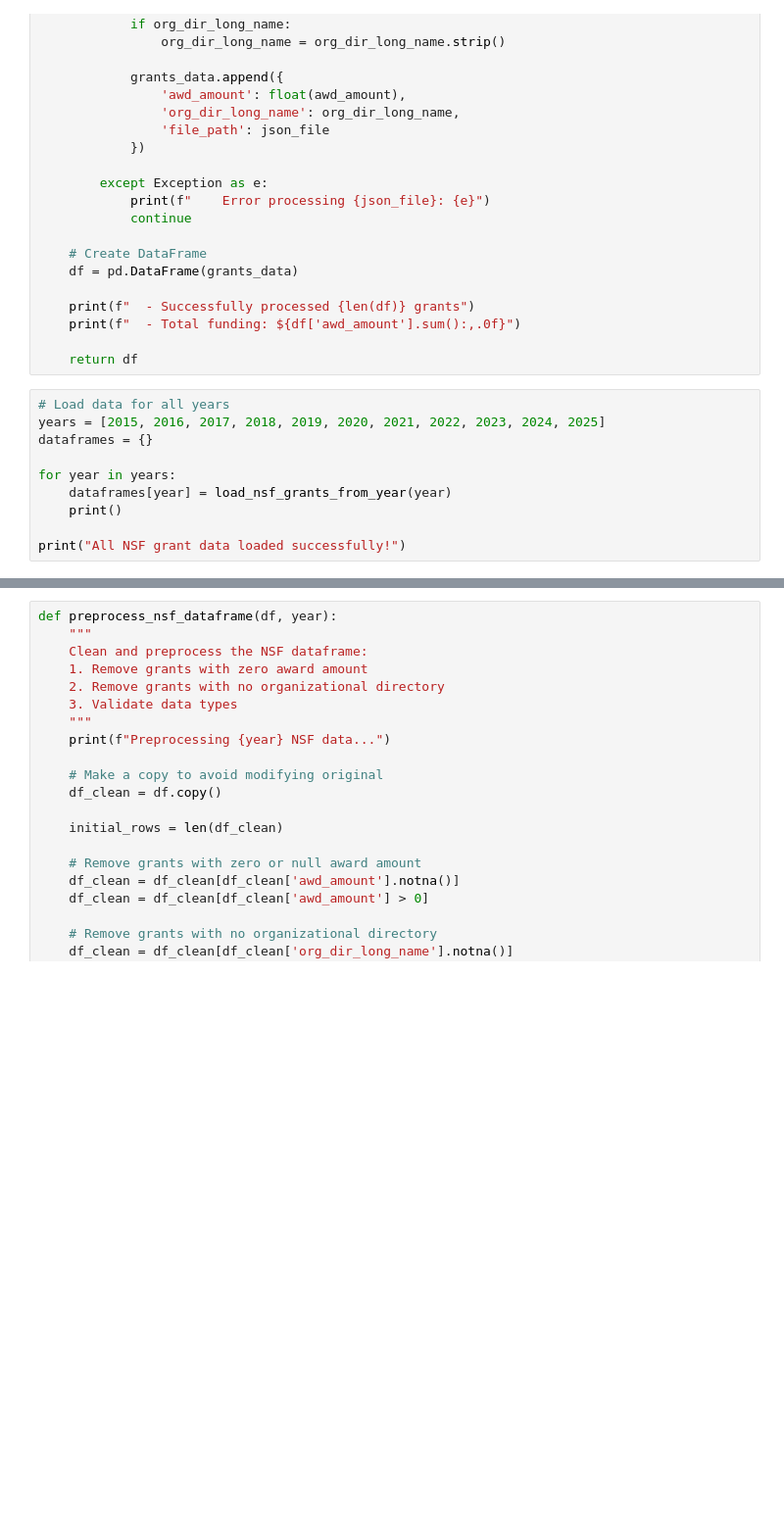
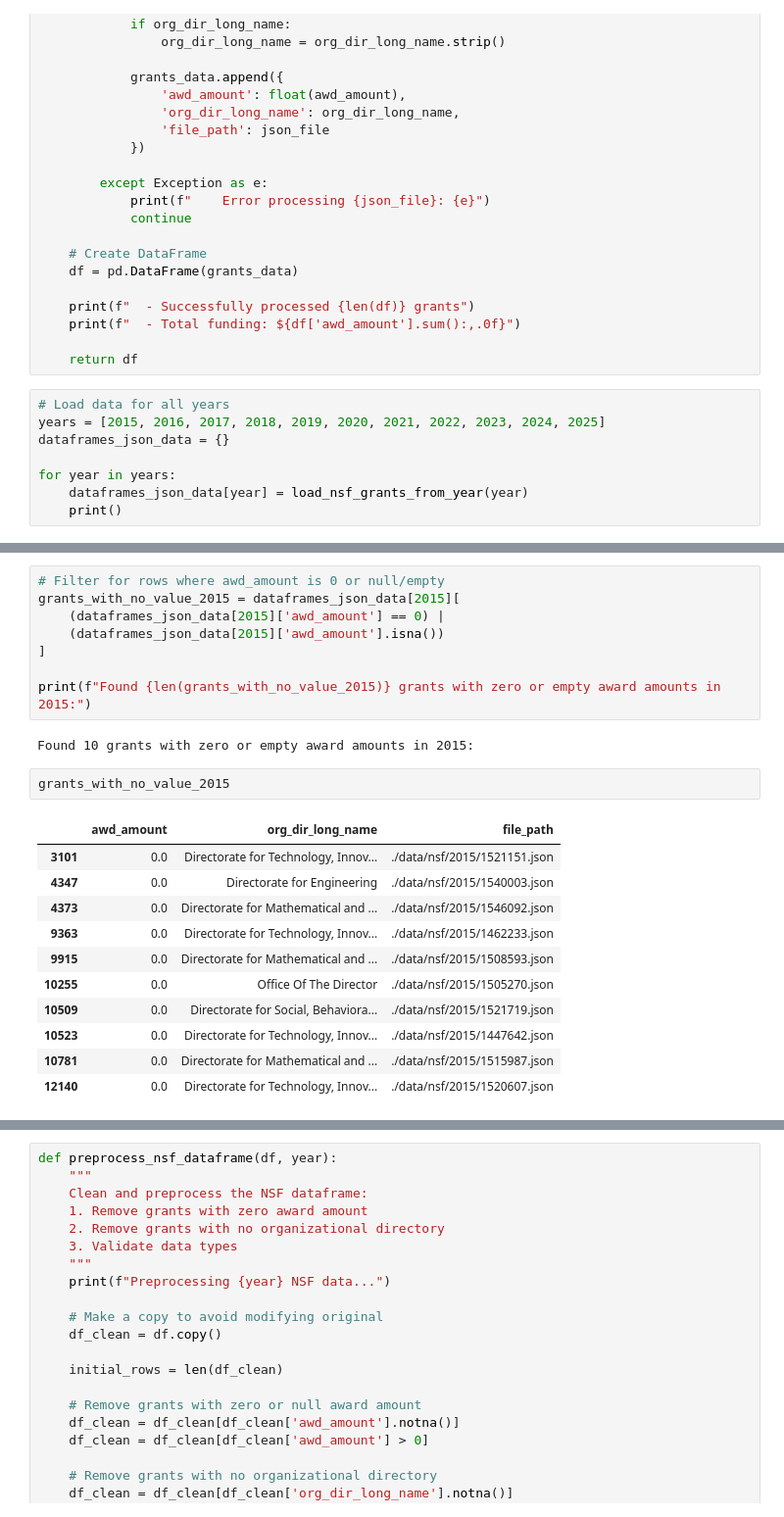
Before and after one commit to chris-creditdesign/nature-trump-anniversary, a Jupyter notebook: nsf_grant_org_directorate_analysis.ipynb, the cells around one changed output, grey strips where cells are left out. Shown at 98% size. Drawn from its saved outputs; the diff is of its cells as text; blank space fills up the shorter version.

```diff
--- a/nsf_grant_org_directorate_analysis.ipynb
+++ b/nsf_grant_org_directorate_analysis.ipynb
@@ -79,13 +78,11 @@ def load_nsf_grants_from_year(year):
 # %%
 # Load data for all years
 years = [2015, 2016, 2017, 2018, 2019, 2020, 2021, 2022, 2023, 2024, 2025]
-dataframes = {}
+dataframes_json_data = {}
 
 for year in years:
-    dataframes[year] = load_nsf_grants_from_year(year)
+    dataframes_json_data[year] = load_nsf_grants_from_year(year)
     print()
-
-print("All NSF grant data loaded successfully!")
 # %% [output]
 Loading NSF grants for 2015...
   - Found 12848 JSON files
@@ -189,0 +197,24 @@ Office Of The Director
+# %%
+# Filter for rows where awd_amount is 0 or null/empty
+grants_with_no_value_2015 = dataframes_json_data[2015][
+    (dataframes_json_data[2015]['awd_amount'] == 0) |
+    (dataframes_json_data[2015]['awd_amount'].isna())
+]
+
+print(f"Found {len(grants_with_no_value_2015)} grants with zero or empty award amounts in 2015:")
+# %% [output]
+Found 10 grants with zero or empty award amounts in 2015:
+# %%
+grants_with_no_value_2015
+# %% [output]
+|  | awd_amount | org_dir_long_name | file_path |
+| 3101 | 0.0 | Directorate for Technology, Innov... | ./data/nsf/2015/1521151.json |
+| 4347 | 0.0 | Directorate for Engineering | ./data/nsf/2015/1540003.json |
+| 4373 | 0.0 | Directorate for Mathematical and ... | ./data/nsf/2015/1546092.json |
+| 9363 | 0.0 | Directorate for Technology, Innov... | ./data/nsf/2015/1462233.json |
+| 9915 | 0.0 | Directorate for Mathematical and ... | ./data/nsf/2015/1508593.json |
+| 10255 | 0.0 | Office Of The Director | ./data/nsf/2015/1505270.json |
+| 10509 | 0.0 | Directorate for Social, Behaviora... | ./data/nsf/2015/1521719.json |
+| 10523 | 0.0 | Directorate for Technology, Innov... | ./data/nsf/2015/1447642.json |
+| 10781 | 0.0 | Directorate for Mathematical and ... | ./data/nsf/2015/1515987.json |
+| 12140 | 0.0 | Directorate for Technology, Innov... | ./data/nsf/2015/1520607.json |
```
Also changed, not shown: parts of 15 cells of this notebook.
